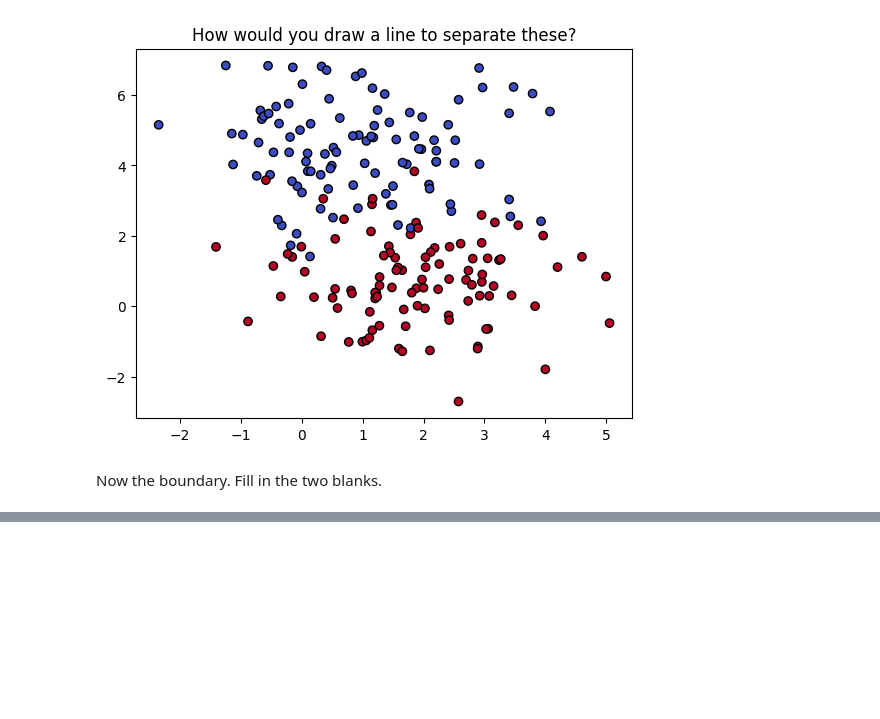
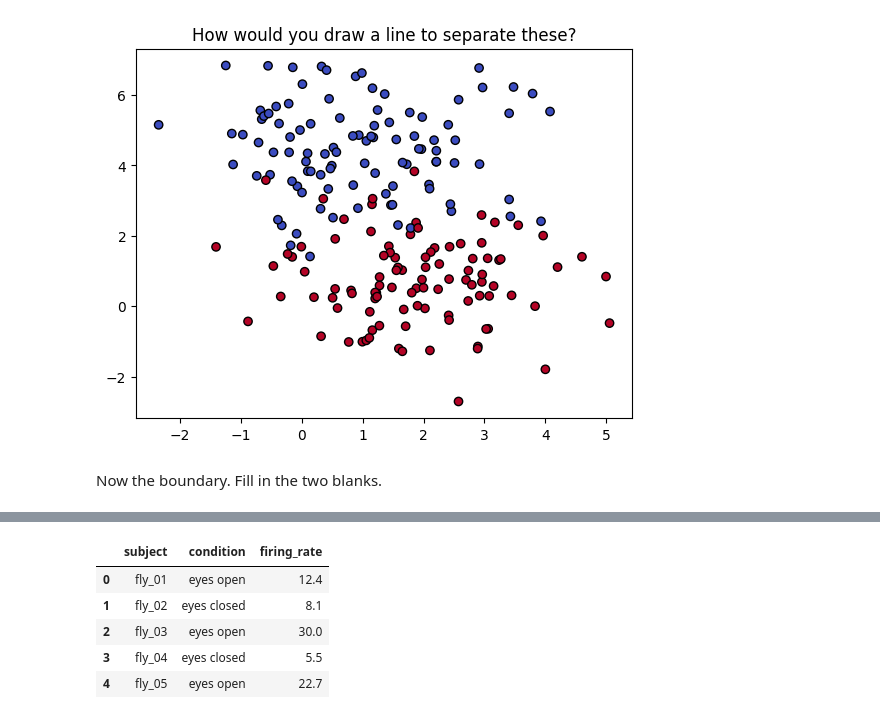
Before and after one commit to TuragaLab/jhu-janelia-ml-demo, a Jupyter notebook: intro_coding_tutorial.ipynb, the cells around one changed output, grey strips where cells are left out. Cells and saved outputs as stored; diff of their text form; code cells hidden in the pictures; blank space fills up the shorter version.

```diff
--- a/intro_coding_tutorial.ipynb
+++ b/intro_coding_tutorial.ipynb
@@ -510,0 +518,17 @@ plt.show()
+# %%
+import pandas as pd
+
+recordings = pd.DataFrame({
+    "subject": ["fly_01", "fly_02", "fly_03", "fly_04", "fly_05"],
+    "condition": ["eyes open", "eyes closed", "eyes open", "eyes closed", "eyes open"],
+    "firing_rate": [12.4, 8.1, 30.0, 5.5, 22.7]
+})
+
+recordings
+# %% [output]
+|  | subject | condition | firing_rate |
+| 0 | fly_01 | eyes open | 12.4 |
+| 1 | fly_02 | eyes closed | 8.1 |
+| 2 | fly_03 | eyes open | 30.0 |
+| 3 | fly_04 | eyes closed | 5.5 |
+| 4 | fly_05 | eyes open | 22.7 |
```
Also changed, not shown: parts of 15 cells of this notebook.
